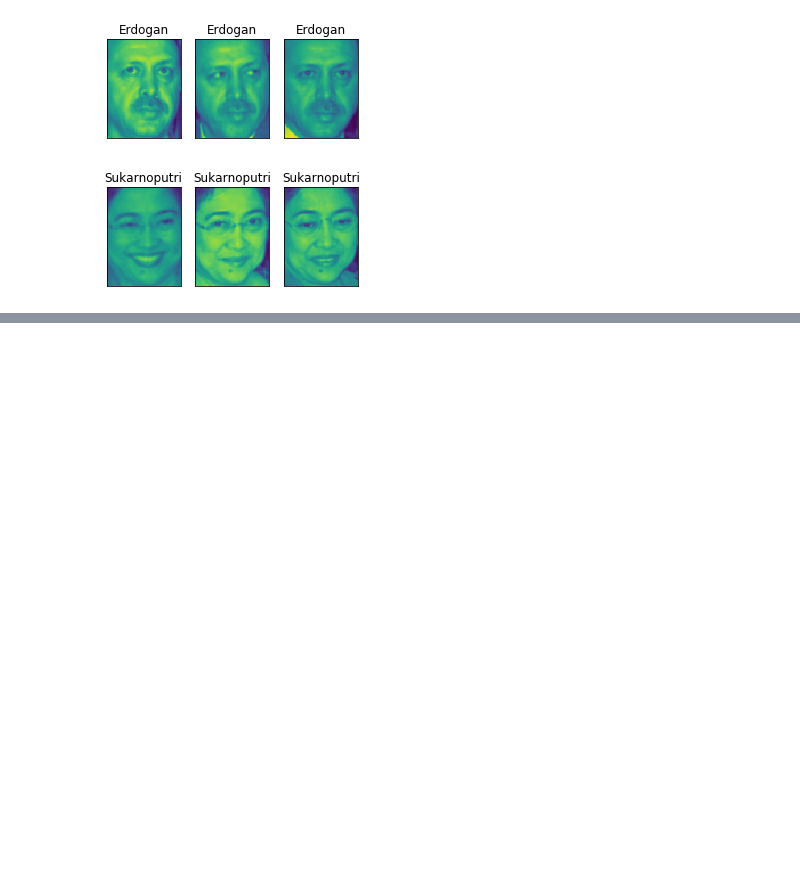
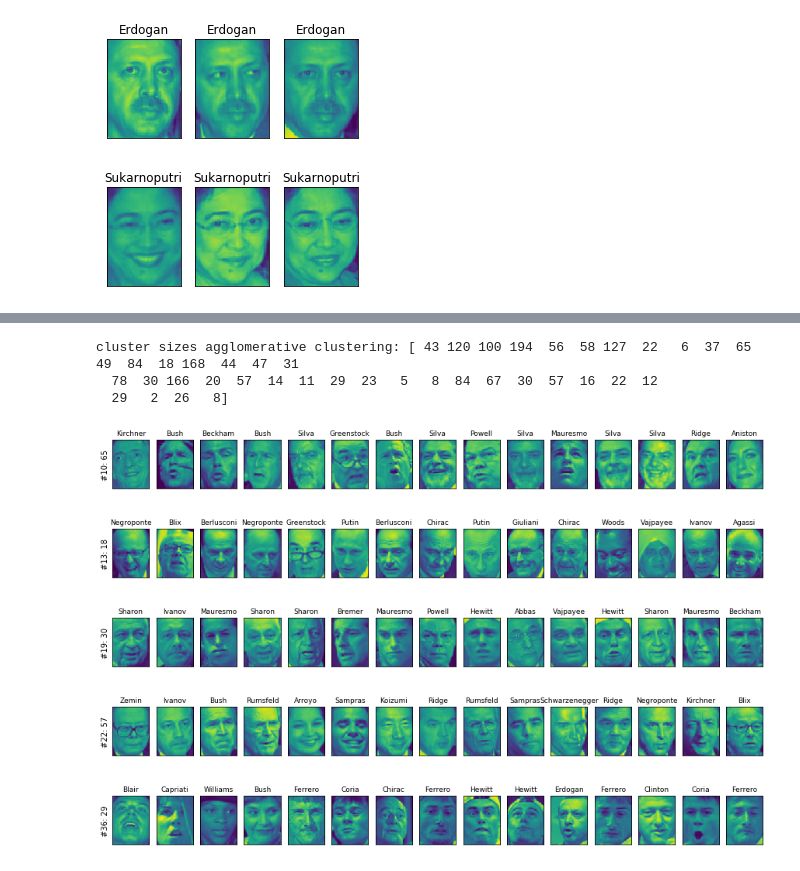
Before and after one commit to fidemin/machine-learning-practice, a Jupyter notebook: intro-to-ml-python/chapter03/compare_clustering_algorithm.ipynb, the cells around one changed output, grey strips where cells are left out. Drawn from its saved outputs; the diff is of its cells as text; code cells hidden in the pictures; blank space fills up the shorter version.

```diff
--- a/intro-to-ml-python/chapter03/compare_clustering_algorithm.ipynb
+++ b/intro-to-ml-python/chapter03/compare_clustering_algorithm.ipynb
@@ -153,0 +194,30 @@ for cluster in range(max(labels) + 1):
+# %%
+# 10 clusters doesn't show any clustering features as shown above dendrogram
+# exact clusters with ward agglomerative clustering -> 40 clusters
+agglomerative = AgglomerativeClustering(n_clusters=40)
+labels_agg = agglomerative.fit_predict(X_pca)
+print("cluster sizes agglomerative clustering: {}".format(np.bincount(labels_agg)))
+
+n_clusters = 40
+for cluster in [10, 13, 19, 22, 36]: # hand picked interesting clusters -> labels are not always same
+    mask = labels_agg == cluster
+    fig, axes = plt.subplots(1, 15, subplot_kw={'xticks': (), 'yticks': ()},
+                            figsize=(15, 8))
+    cluster_size = np.sum(mask)
+    axes[0].set_ylabel("#{}: {}".format(cluster, cluster_size))
+
+    for image, label, asdf, ax in zip(X_people[mask], y_people[mask], labels_agg[mask], axes):
+        ax.imshow(image.reshape(image_shape), vmin=0, vmax=1)
+        ax.set_title(people.target_names[label].split()[-1], fontdict={'fontsize': 9})
+
+    for i in range(cluster_size, 15):
+        axes[i].set_visible(False)
+# %% [output]
+cluster sizes agglomerative clustering: [ 43 120 100 194  56  58 127  22   6  37  65  49  84  18 168  44  47  31
+  78  30 166  20  57  14  11  29  23   5   8  84  67  30  57  16  22  12
+  29   2  26   8]
+[figure, added]
+[figure, added]
+[figure, added]
+[figure, added]
+[figure, added]
```
Also changed, not shown: parts of 6 cells of this notebook.
